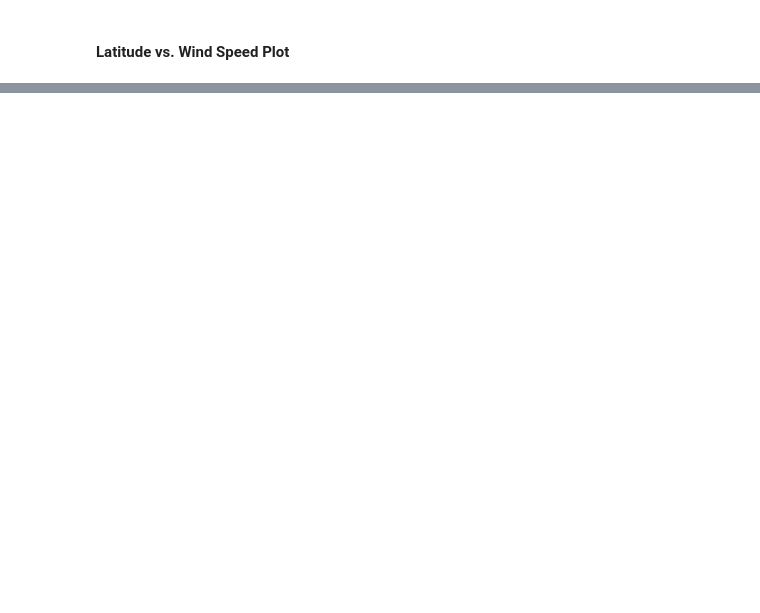
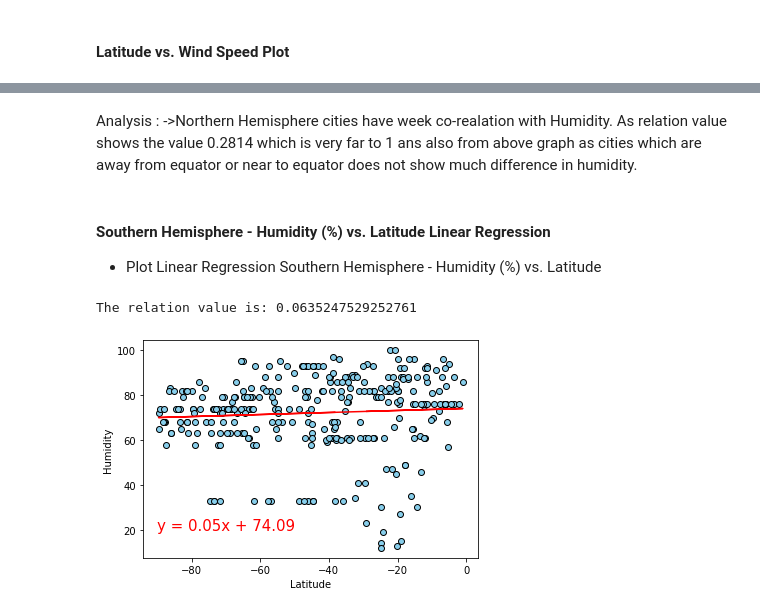
Before and after one commit to pparashar68/python-api-challenge, a Jupyter notebook: WeatherPy/WeatherPy.ipynb, the cells around one changed output, grey strips where cells are left out. Saved outputs shown, nothing was run; the diff lists cells and outputs as text; code cells hidden in the pictures; blank space fills up the shorter version.

```diff
--- a/WeatherPy/WeatherPy.ipynb
+++ b/WeatherPy/WeatherPy.ipynb
@@ -161,0 +246,15 @@ plt.show()
+# %% [markdown]
+Analysis : ->Northern Hemisphere cities have week co-realation with Humidity. As relation value shows the value 0.2814 which is very far to 1 ans also from above graph as cities which are away from equator or near to equator does not show much difference in humidity.
+# %% [markdown]
+#### Southern Hemisphere - Humidity (%) vs. Latitude  Linear Regression
+- Plot  Linear Regression Southern Hemisphere - Humidity (%) vs. Latitude
+# %%
+xlabel = "Latitude"
+ylabel = "Humidity"
+labelpos = (-90,20)
+file_name = "part2_south_humidityVSlat"
+run_LinearRegression(southern_hemisphere_weather_df[xlabel],southern_hemisphere_weather_df[ylabel],
+                     xlabel,ylabel,labelpos,file_name)
+# %% [output]
+The relation value is: 0.0635247529252761
+[figure, added]
```
Also changed, not shown: parts of 34 cells of this notebook.
